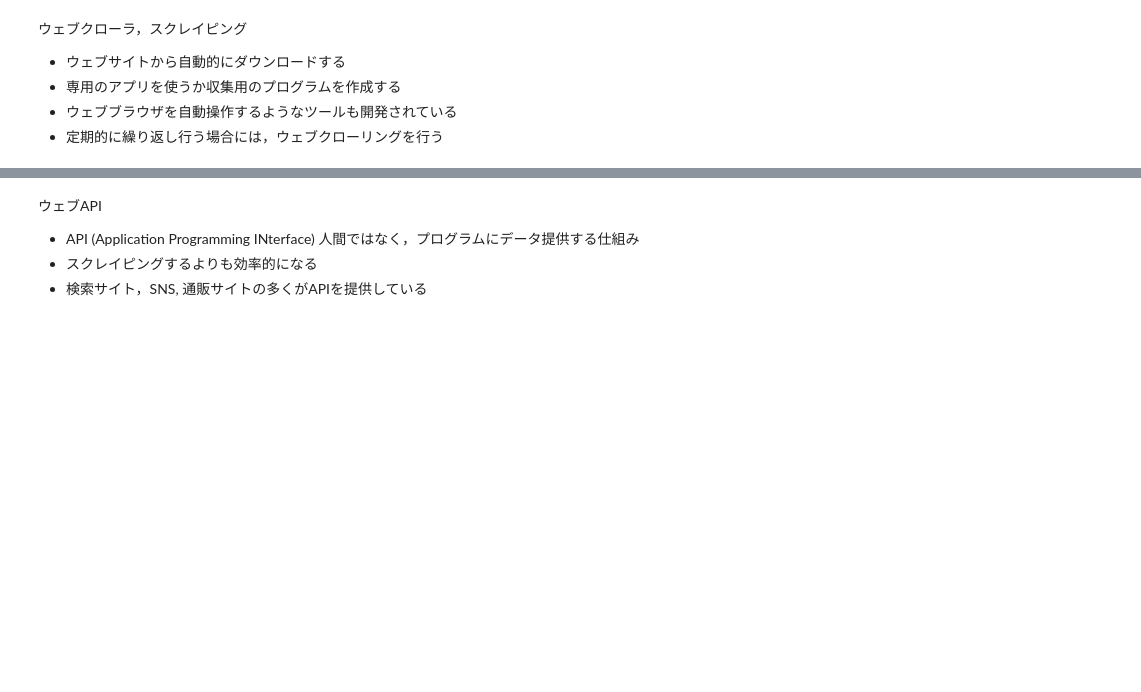
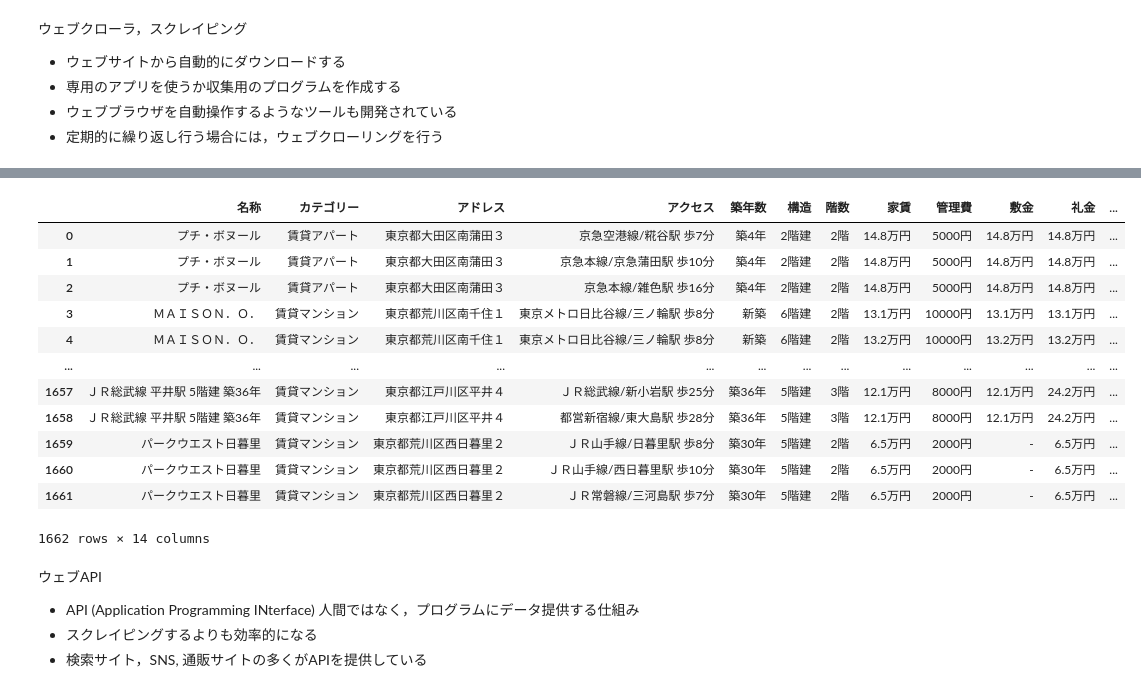
Before and after one commit to MDASH-shinshu/MDASH-T-DE, a Jupyter notebook: 3/3_data_collection_colab.ipynb, the cells around one changed output, grey strips where cells are left out. Drawn from its saved outputs; the diff is of its cells as text; code cells hidden in the pictures; blank space fills up the shorter version.

```diff
--- a/3/3_data_collection_colab.ipynb
+++ b/3/3_data_collection_colab.ipynb
@@ -274,0 +462,18 @@ IoT端末になりうるデバイス
+# %%
+# HTTPプロトコル経由で サーバからJSONで取得する
+# 参照元：京都市オープンデータ https://data.city.kyoto.lg.jp/riyou/api
+
+import json
+import urllib.request
+
+# API用京都市の施設情報（平成28年11月9日現在）」リソースID番号
+json = 'https://data.city.kyoto.lg.jp/API/action/datastore/search.json?resource_id=f14b57c2-48dd-4aa7-b754-a4f4ac340f2d'
+data = urllib.request.urlopen(json)
+json_data = data.read()
+print(json_data)
+
+# JSONを整形した結果を（人間が）見たい場合は以下（表示が長いので注意）
+##pdata = json.loads(json_data)
+##print(json.dumps(pdata, indent=2))
+
+data.close()
@@ -319,3 +553,14 @@ IoT端末になりうるデバイス
 <figure>
 <a href="http://www.mi.u-tokyo.ac.jp/pdf/2-3_data_collection.pdf#page=34"><img src='https://raw.githubusercontent.com/MDASH-shinshu/MDASH-T-DE/main/3/UTAI-text/JPEG/2-3_data_collection_34.jpg' alt='Webスクレイピング' width='640' border='1'></a>
 </figure>
+# %%
+# Pythonのモジュール (Beautiful Soup) を用いたWebスクレイピングの例（スライド#34掲載のもの）
+
+import urllib
+from bs4 import BeautifulSoup
+
+response = urllib.request.urlopen("https://www.u-tokyo.ac.jp/en/") # 取得するWebページのURLを指定
+soup = BeautifulSoup(response) # レスポンスをBSオブジェクトに格納
+response.close()
+
+print(soup.title.text) # レスポンス中のタイトル情報を抽出
@@ -322,3 +649,23 @@ IoT端末になりうるデバイス
+# %%
+# dataframeをきれいに表示して，オンデマンド・ソーティングをしてみる
+import pandas as pd
+from IPython.display import display
+
+display(df)
+# %% [output]
+|  | 名称 | カテゴリー | アドレス | アクセス | 築年数 | 構造 | 階数 | 家賃 | 管理費 | 敷金 | 礼金 | ... |
+| 0 | プチ・ボヌール | 賃貸アパート | 東京都大田区南蒲田３ | 京急空港線/糀谷駅 歩7分 | 築4年 | 2階建 | 2階 | 14.8万円 | 5000円 | 14.8万円 | 14.8万円 | ... |
+| 1 | プチ・ボヌール | 賃貸アパート | 東京都大田区南蒲田３ | 京急本線/京急蒲田駅 歩10分 | 築4年 | 2階建 | 2階 | 14.8万円 | 5000円 | 14.8万円 | 14.8万円 | ... |
+| 2 | プチ・ボヌール | 賃貸アパート | 東京都大田区南蒲田３ | 京急本線/雑色駅 歩16分 | 築4年 | 2階建 | 2階 | 14.8万円 | 5000円 | 14.8万円 | 14.8万円 | ... |
+| 3 | ＭＡＩＳＯＮ．Ｏ． | 賃貸マンション | 東京都荒川区南千住１ | 東京メトロ日比谷線/三ノ輪駅 歩8分 | 新築 | 6階建 | 2階 | 13.1万円 | 10000円 | 13.1万円 | 13.1万円 | ... |
+| 4 | ＭＡＩＳＯＮ．Ｏ． | 賃貸マンション | 東京都荒川区南千住１ | 東京メトロ日比谷線/三ノ輪駅 歩8分 | 新築 | 6階建 | 2階 | 13.2万円 | 10000円 | 13.2万円 | 13.2万円 | ... |
+| ... | ... | ... | ... | ... | ... | ... | ... | ... | ... | ... | ... | ... |
+| 1657 | ＪＲ総武線 平井駅 5階建 築36年 | 賃貸マンション | 東京都江戸川区平井４ | ＪＲ総武線/新小岩駅 歩25分 | 築36年 | 5階建 | 3階 | 12.1万円 | 8000円 | 12.1万円 | 24.2万円 | ... |
+| 1658 | ＪＲ総武線 平井駅 5階建 築36年 | 賃貸マンション | 東京都江戸川区平井４ | 都営新宿線/東大島駅 歩28分 | 築36年 | 5階建 | 3階 | 12.1万円 | 8000円 | 12.1万円 | 24.2万円 | ... |
+| 1659 | パークウエスト日暮里 | 賃貸マンション | 東京都荒川区西日暮里２ | ＪＲ山手線/日暮里駅 歩8分 | 築30年 | 5階建 | 2階 | 6.5万円 | 2000円 | - | 6.5万円 | ... |
+| 1660 | パークウエスト日暮里 | 賃貸マンション | 東京都荒川区西日暮里２ | ＪＲ山手線/西日暮里駅 歩10分 | 築30年 | 5階建 | 2階 | 6.5万円 | 2000円 | - | 6.5万円 | ... |
+| 1661 | パークウエスト日暮里 | 賃貸マンション | 東京都荒川区西日暮里２ | ＪＲ常磐線/三河島駅 歩7分 | 築30年 | 5階建 | 2階 | 6.5万円 | 2000円 | - | 6.5万円 | ... |
+1662 rows × 14 columns
 # %% [markdown]
 ウェブAPI
 *   API (Application Programming INterface)
```
Also changed, not shown: parts of 85 cells of this notebook.
